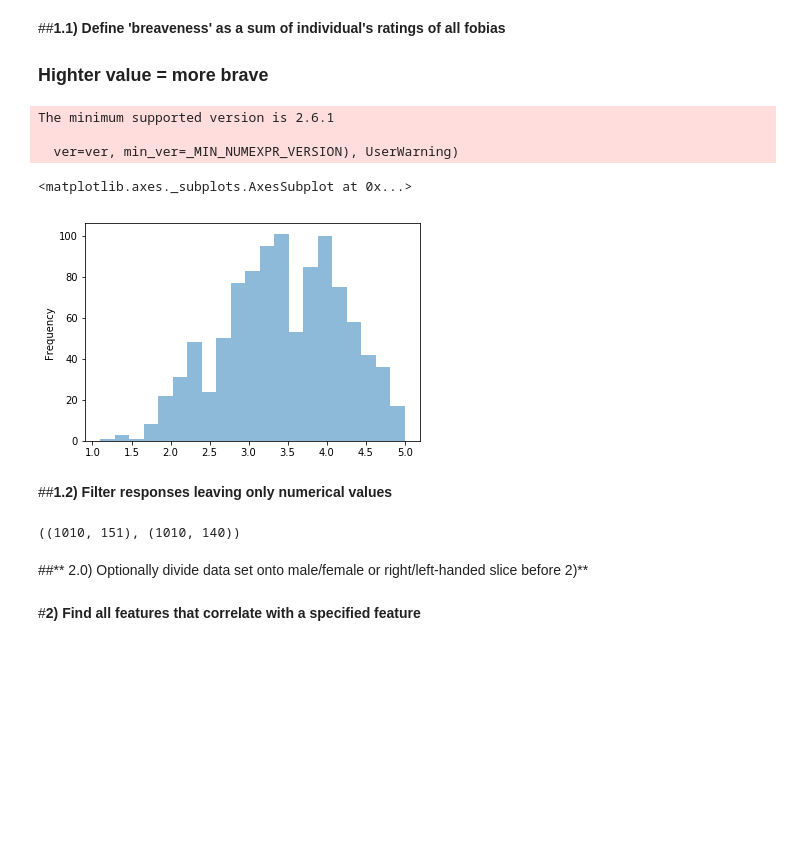
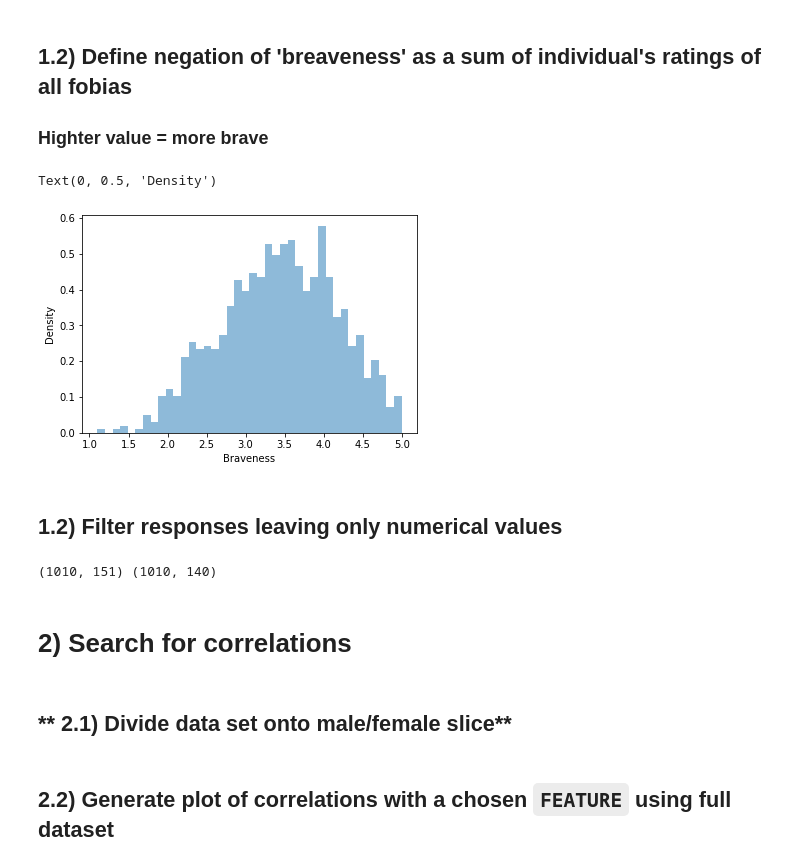
Before and after one commit to KrystianPlackowski/Young-People-Survey, a Jupyter notebook: main.ipynb, the cells around one changed output. Drawn from its saved outputs; the diff is of its cells as text; code cells hidden in the pictures; blank space fills up the shorter version.

```diff
--- a/main.ipynb
+++ b/main.ipynb
@@ -30,6 +49,6 @@ responses['Spiders'].plot.hist(bins=11, alpha=0.5)
 # %%
 music = responses.loc[:,'Dance':'Opera']
-movie = responses.loc[:,'Horror':'Action']
+movies = responses.loc[:,'Horror':'Action']
 hobbies = responses.loc[:,'History':'Pets']
-fobias = responses.loc[:,'Flying':'Fear of public speaking']
-personality = responses.loc[:,'Daily events':'Spending on healthy eating']
+phobias = responses.loc[:,'Flying':'Fear of public speaking']
+personality = responses.loc[:,'Daily events':'Spending on healthy eating'].select_dtypes(include=['int','float'])
@@ -51,27 +55,27 @@ corr.style.background_gradient(cmap='coolwarm')
 # %% [markdown]
-##**1.1) Define 'breaveness' as a sum of individual's ratings of all fobias**
+## **1.2) Define negation of 'breaveness' as a sum of individual's ratings of all fobias**
 ### Highter value = more brave
 # %%
-braveness = (50-fobias.sum(axis=1)) / 10 + 1
-braveness.plot.hist(bins=21, alpha=0.5)
+braveness = (50-phobias.sum(axis=1)) / 10 + 1
+braveness.plot.hist(bins=40, alpha=0.5, density = True)
+
+plt.xlabel('Braveness')
+plt.ylabel('Density')
 # %% [output]
-The minimum supported version is 2.6.1
-
-  ver=ver, min_ver=_MIN_NUMEXPR_VERSION), UserWarning)
+Text(0, 0.5, 'Density')
-<matplotlib.axes._subplots.AxesSubplot at 0x...>
-[figure, old version]
+[figure, new version]
 # %%
 responses_ = responses.copy()
 responses_.insert(0, "Braveness", braveness.to_list(), True)
 # %% [markdown]
-##**1.2) Filter responses leaving only numerical values**
+## **1.2) Filter responses leaving only numerical values**
 # %%
 responses_int = responses_.select_dtypes(include=['int','float'])
 print( responses_.shape, responses_int.shape)
-
-#responses_int.head()
 # %% [output]
-((1010, 151), (1010, 140))
+(1010, 151) (1010, 140)
+# %% [markdown]
+# **2) Search for correlations**
 # %% [markdown]
-##** 2.0) Optionally divide data set onto male/female or right/left-handed slice before 2)**
+## ** 2.1) Divide data set onto male/female slice**
 # %%
@@ -79,3 +85,3 @@ responses_int_filtered = responses_int#[ responses['Gender'] == 'female']
-# %% [markdown]
-#**2) Find all features that correlate with a specified feature**
+# %% [markdown]
+## 2.2) Generate plot of correlations with a chosen `FEATURE` using full dataset
 # %%
```
Also changed, not shown: parts of 55 cells of this notebook, 1 other file.
